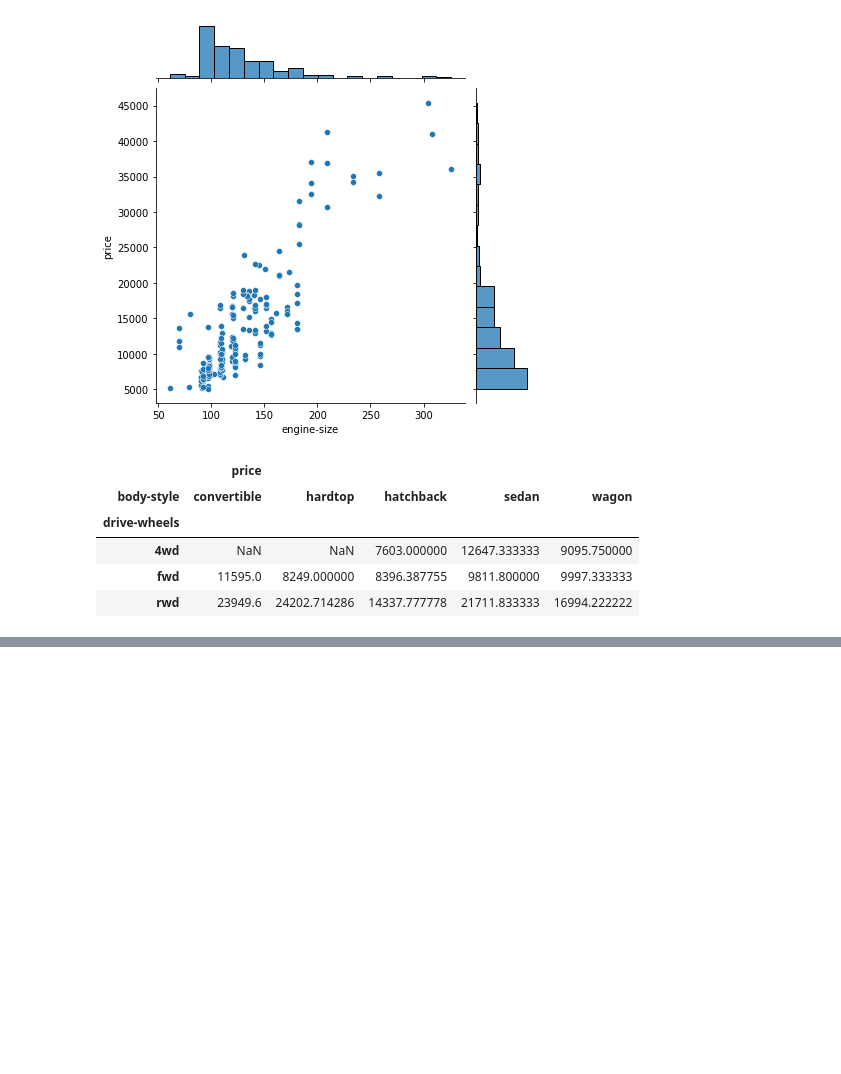
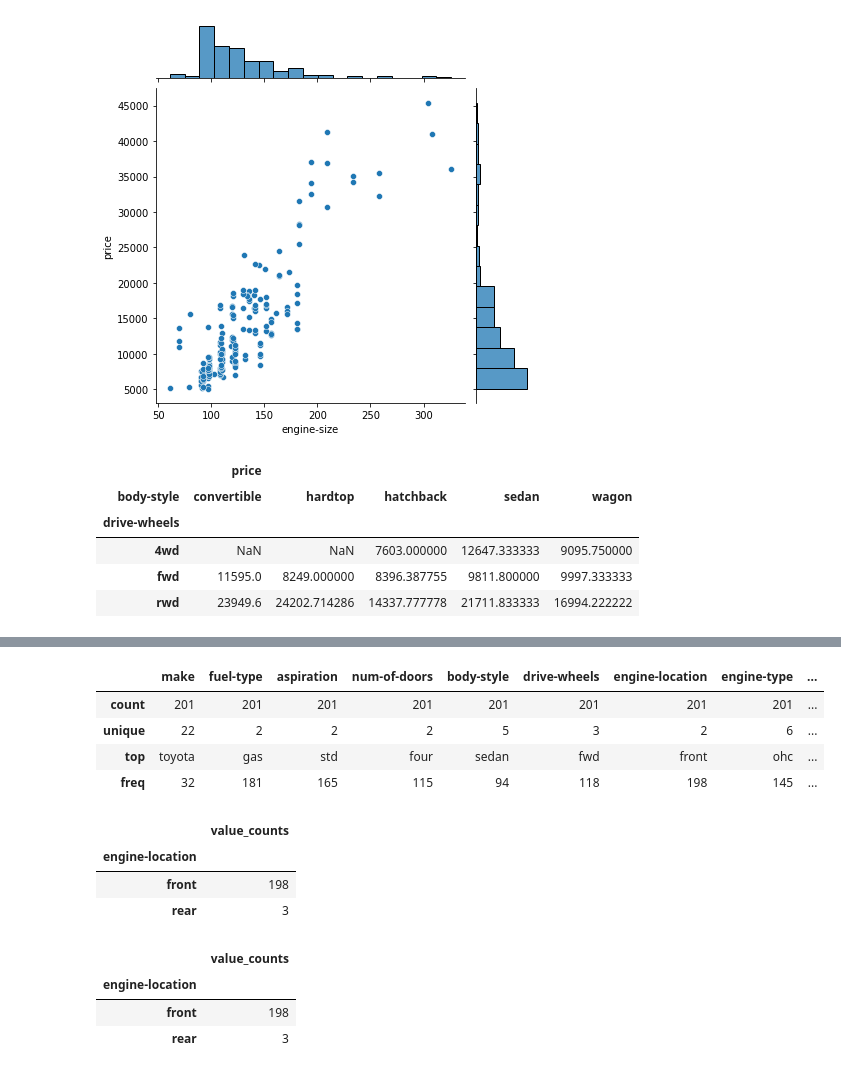
Before and after one commit to mjsmagalhaes/examples-datascience, a Jupyter notebook: ibm_data_analysis.ipynb, the cells around one changed output, grey strips where cells are left out. Saved outputs shown, nothing was run; the diff lists cells and outputs as text; code cells hidden in the pictures; blank space fills up the shorter version.

```diff
--- a/ibm_data_analysis.ipynb
+++ b/ibm_data_analysis.ipynb
@@ -164,0 +195,27 @@ Index(['price'], dtype='object')
+# %%
+df.describe(include=['object'])
+# %% [output]
+|  | make | fuel-type | aspiration | num-of-doors | body-style | drive-wheels | engine-location | engine-type | ... |
+| count | 201 | 201 | 201 | 201 | 201 | 201 | 201 | 201 | ... |
+| unique | 22 | 2 | 2 | 2 | 5 | 3 | 2 | 6 | ... |
+| top | toyota | gas | std | four | sedan | fwd | front | ohc | ... |
+| freq | 32 | 181 | 165 | 115 | 94 | 118 | 198 | 145 | ... |
+# %%
+# engine-location as variable
+engine_loc_counts = df['engine-location'].value_counts().to_frame()
+engine_loc_counts.rename(
+    columns={'engine-location': 'value_counts'}, inplace=True)
+engine_loc_counts.index.name = 'engine-location'
+engine_loc_counts.head(10)
+# %% [output]
+|  | value_counts |
+| engine-location |  |
+| front | 198 |
+| rear | 3 |
+# %%
+engine_loc_counts
+# %% [output]
+|  | value_counts |
+| engine-location |  |
+| front | 198 |
+| rear | 3 |
```
Also changed, not shown: parts of 11 cells of this notebook.
